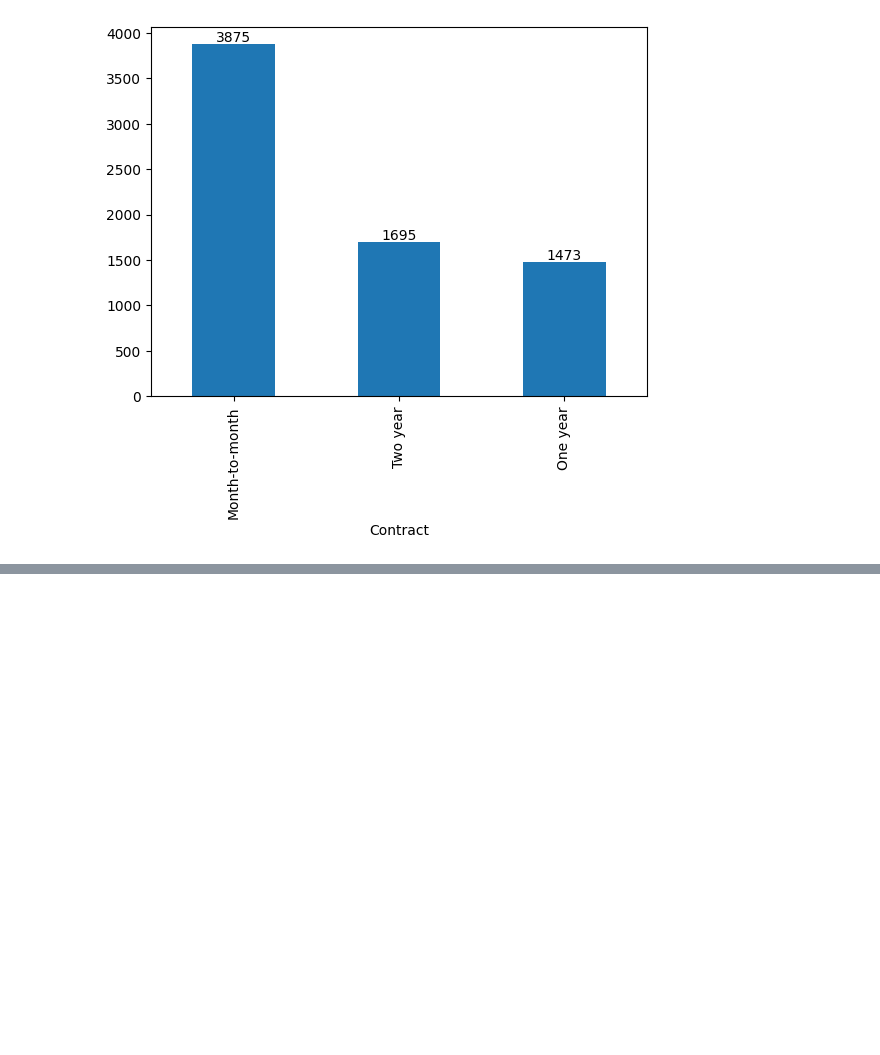
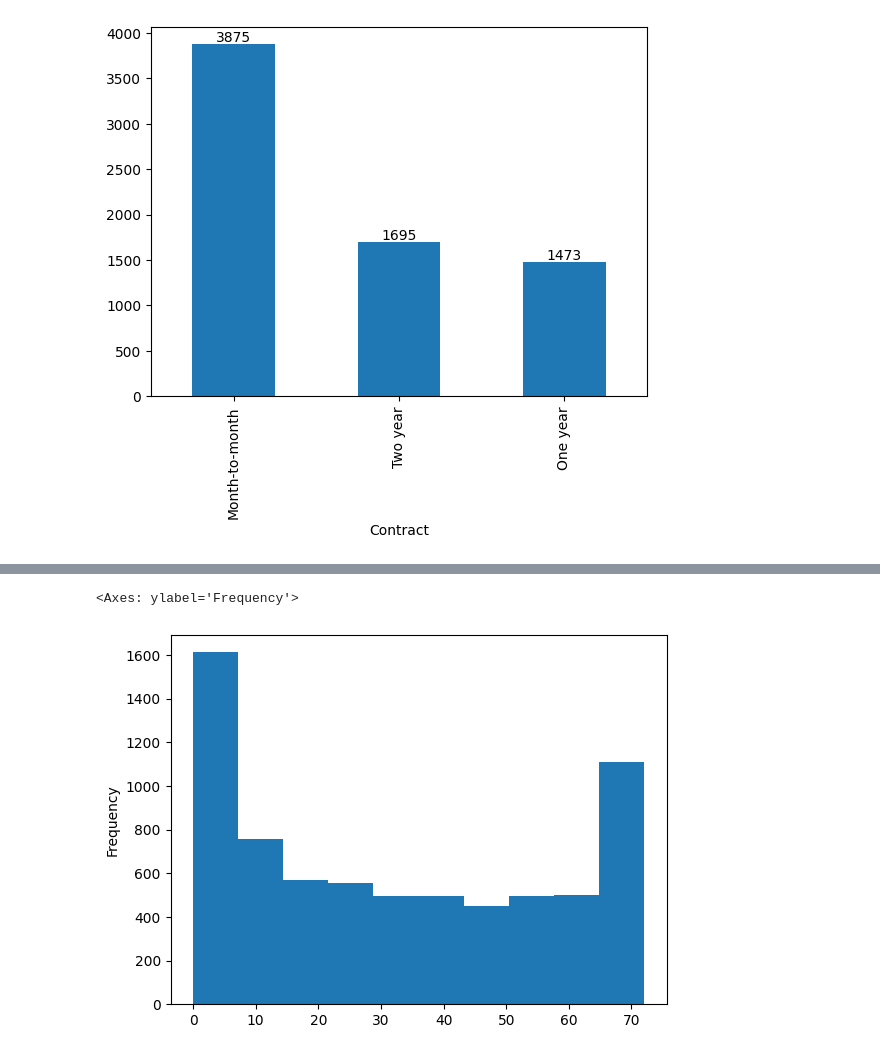
Before and after one commit to FelipeRodrigues07/EDA-pandas-Churn, a Jupyter notebook: eda_churn.ipynb, the cells around one changed output, grey strips where cells are left out. Cells and saved outputs as stored; diff of their text form; code cells hidden in the pictures; blank space fills up the shorter version.

Commit message:
feat: distribution in numerical variables

```diff
--- a/eda_churn.ipynb
+++ b/eda_churn.ipynb
@@ -131,4 +131,4 @@ memory usage: 440.3+ KB
 ## Transformação de dados
 # %%
 # Transformar coluna de TotalCharges de String para Float - Abordagem com astype
-df_contracts.TotalCharges = df_contracts.TotalCharges.astype(float)
+# df_contracts.TotalCharges = df_contracts.TotalCharges.astype(float)
@@ -137,3 +135,3 @@ ValueError: could not convert string to float: ' '
 # %%
 # Tranformar coluna TotalCharges de string para Float - Abordagem 2 (to_numeric)
-df_contracts.TotalCharges = pd.to_numeric(df_contracts.TotalCharges)
+# df_contracts.TotalCharges = pd.to_numeric(df_contracts.TotalCharges)
@@ -667,0 +667,6 @@ ax.bar_label(ax.containers[0])
+# %%
+# HIstograma do Tempo de Contrato -meses
+df_churn.tenure.plot.hist()
+# %% [output]
+<Axes: ylabel='Frequency'>
+[figure, added]
```
Also changed, not shown: parts of 10 cells of this notebook.
